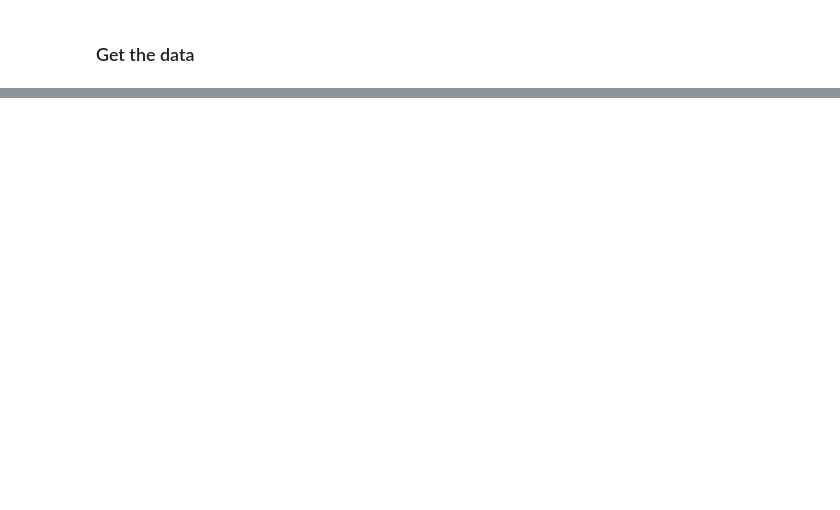
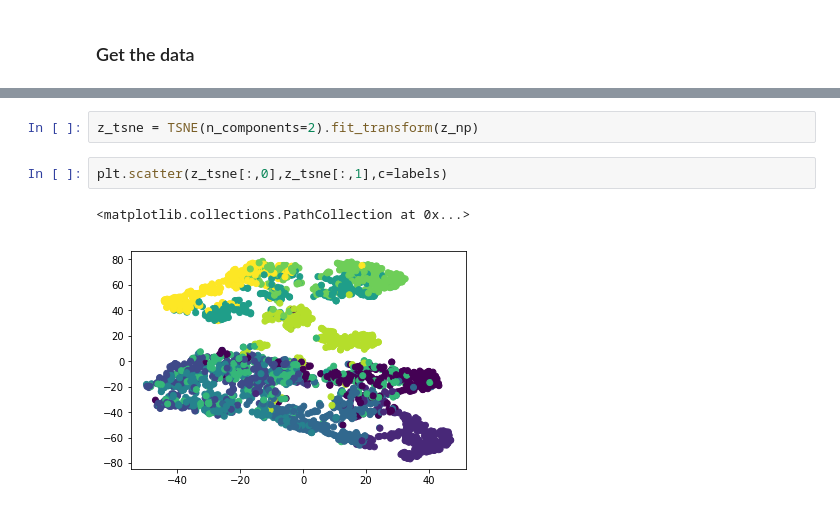
Before and after one commit to dalessioluca/Clustering, a Jupyter notebook: VAE_no_latent_structure.ipynb, the cells around one changed output, grey strips where cells are left out. Cells and saved outputs as stored; diff of their text form; blank space fills up the shorter version.

```diff
--- a/VAE_no_latent_structure.ipynb
+++ b/VAE_no_latent_structure.ipynb
@@ -244 +221,8 @@ plt.ylim(-1.0,1.0)
+# %%
+z_tsne = TSNE(n_components=2).fit_transform(z_np)
+# %%
+plt.scatter(z_tsne[:,0],z_tsne[:,1],c=labels)
+# %% [output]
+<matplotlib.collections.PathCollection at 0x...>
+[figure, added]
 # %%
```
Also changed, not shown: parts of 19 cells of this notebook, 3 other files.
